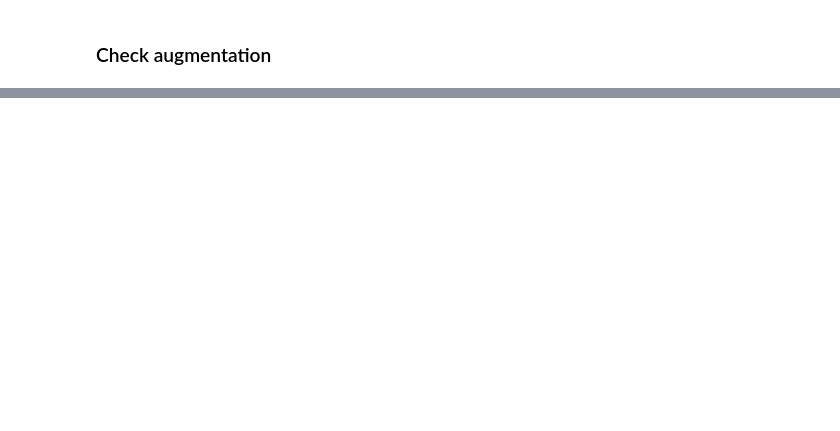
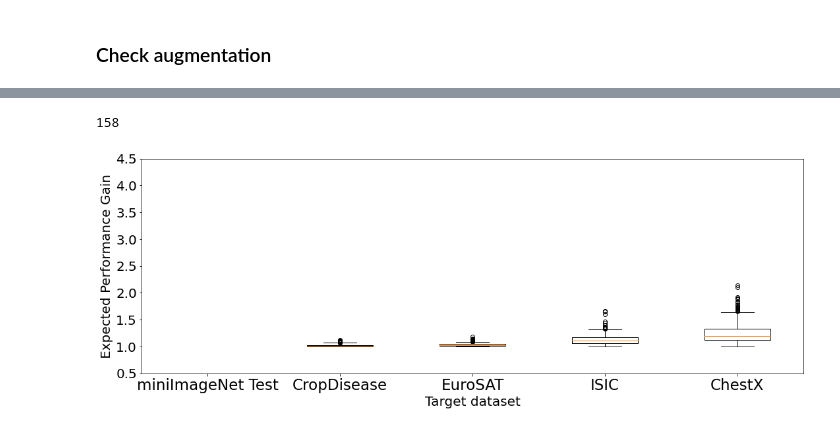
Before and after one commit to kimyuji/Fine-tune-with-Few-Samples, a Jupyter notebook: check_acc.ipynb, the cells around one changed output, grey strips where cells are left out. Saved outputs shown, nothing was run; the diff lists cells and outputs as text; code cells hidden in the pictures; blank space fills up the shorter version.

```diff
--- a/check_acc.ipynb
+++ b/check_acc.ipynb
@@ -93,0 +119,22 @@ Clipping input data to the valid range for imshow with RGB data ([0..1] for floa
+# %%
+np.argmax(test_acc.max(axis=1) - test_acc.iloc[:,-1])
+# %% [output]
+158
+# %%
+df = pd.DataFrame()
+for data in datas:
+    path = './logs/baseline/output/resnet10_simclr_LS_default/{}/05way_005shot_head_default/test_history.csv'.format(data)
+    test_acc = pd.read_csv(path, index_col='Unnamed: 0')
+    epg = test_acc.max(axis=1) / test_acc.iloc[:,-1]
+    df = pd.concat([df, epg], axis = 1)
+fig = plt.figure(figsize=(18,6))
+ax = fig.add_subplot(1, 1, 1)
+ax.set_xticklabels(["miniImageNet Test", "CropDisease", "EuroSAT", "ISIC", "ChestX"], fontsize=23)
+ax.boxplot(df)
+#plt.title("5 way 1 shot", fontsize = 25)
+plt.xlabel("Target dataset", fontsize = 20)
+plt.ylabel("Expected Performance Gain", fontsize = 20)
+plt.yticks(np.arange(0.5, 5.0, step=0.5) ,fontsize = 20)
+plt.show()
+# %% [output]
+[figure, added]
```
Also changed, not shown: parts of 14 cells of this notebook, 9 other files.
